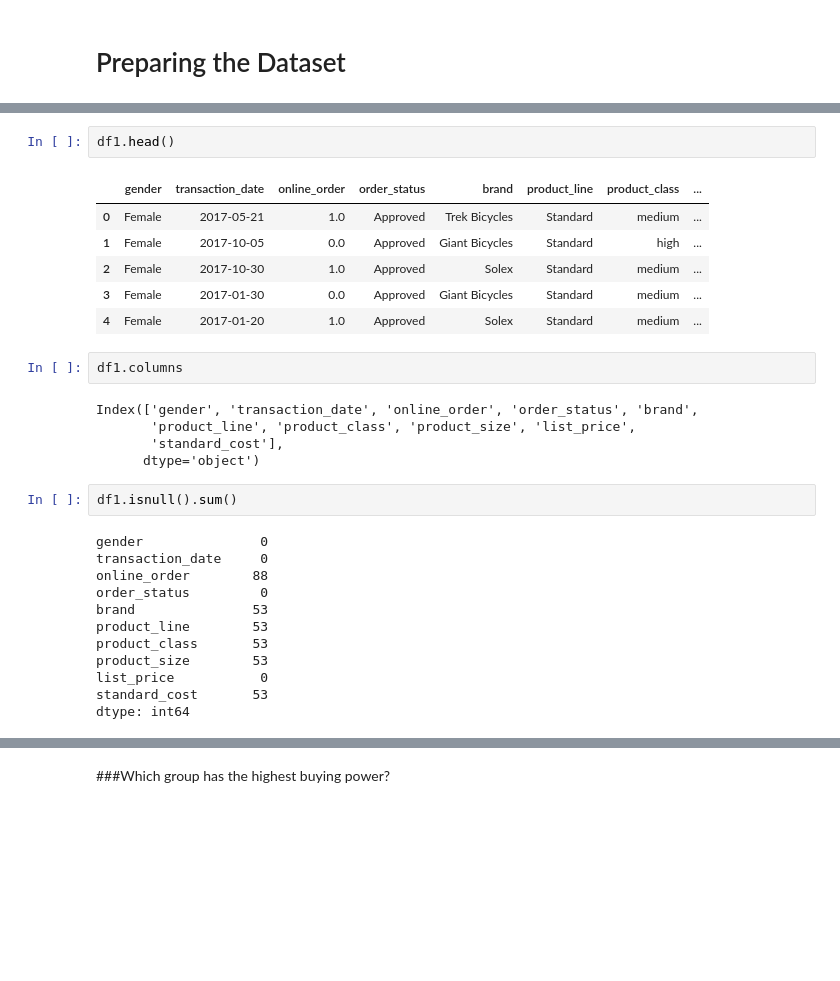
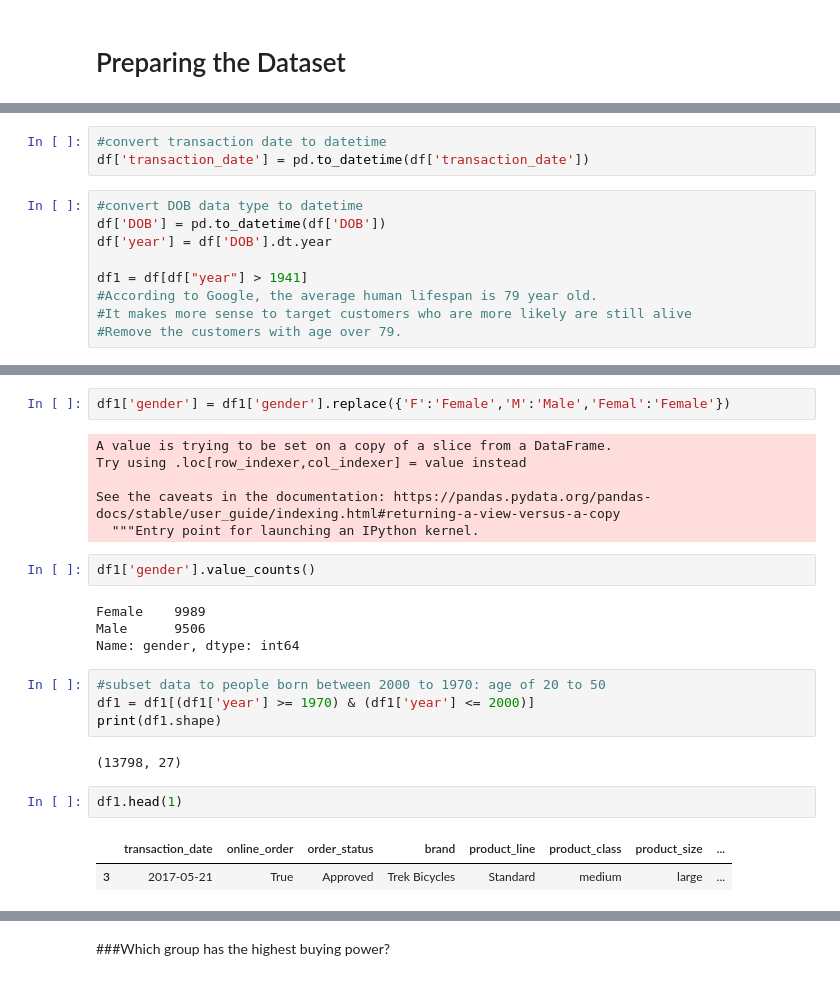
Before and after one commit to Dennieeeee/KPMG-Customer-Analytics-Project, a Jupyter notebook: KPMG_new_data.ipynb, the cells around one changed output, grey strips where cells are left out. Cells and saved outputs as stored; diff of their text form; blank space fills up the shorter version.

```diff
--- a/KPMG_new_data.ipynb
+++ b/KPMG_new_data.ipynb
@@ -23,0 +75,12 @@ df1=df[['gender','transaction_date','online_order','order_status','brand','produ
+# %%
+#convert transaction date to datetime
+df['transaction_date'] = pd.to_datetime(df['transaction_date'])
+# %%
+#convert DOB data type to datetime
+df['DOB'] = pd.to_datetime(df['DOB'])
+df['year'] = df['DOB'].dt.year
+
+df1 = df[df["year"] > 1941]
+#According to Google, the average human lifespan is 79 year old.
+#It makes more sense to target customers who are more likely are still alive
+#Remove the customers with age over 79.
@@ -24,30 +100,25 @@ df1=df[['gender','transaction_date','online_order','order_status','brand','produ
+# %%
+df1['gender'] = df1['gender'].replace({'F':'Female','M':'Male','Femal':'Female'})
+# %% [output]
+A value is trying to be set on a copy of a slice from a DataFrame.
+Try using .loc[row_indexer,col_indexer] = value instead
+
+See the caveats in the documentation: https://pandas.pydata.org/pandas-docs/stable/user_guide/indexing.html#returning-a-view-versus-a-copy
+  """Entry point for launching an IPython kernel.
+# %%
+df1['gender'].value_counts()
+# %% [output]
+Female    9989
+Male      9506
+Name: gender, dtype: int64
+# %%
+#subset data to people born between 2000 to 1970: age of 20 to 50
+df1 = df1[(df1['year'] >= 1970) & (df1['year'] <= 2000)]
+print(df1.shape)
+# %% [output]
+(13798, 27)
 # %%
-df1.head()
+df1.head(1)
 # %% [output]
-|  | gender | transaction_date | online_order | order_status | brand | product_line | product_class | ... |
-| 0 | Female | 2017-05-21 | 1.0 | Approved | Trek Bicycles | Standard | medium | ... |
-| 1 | Female | 2017-10-05 | 0.0 | Approved | Giant Bicycles | Standard | high | ... |
-| 2 | Female | 2017-10-30 | 1.0 | Approved | Solex | Standard | medium | ... |
-| 3 | Female | 2017-01-30 | 0.0 | Approved | Giant Bicycles | Standard | medium | ... |
-| 4 | Female | 2017-01-20 | 1.0 | Approved | Solex | Standard | medium | ... |
+|  | transaction_date | online_order | order_status | brand | product_line | product_class | product_size | ... |
+| 3 | 2017-05-21 | True | Approved | Trek Bicycles | Standard | medium | large | ... |
-# %%
-df1.columns
-# %% [output]
-Index(['gender', 'transaction_date', 'online_order', 'order_status', 'brand',
-       'product_line', 'product_class', 'product_size', 'list_price',
-       'standard_cost'],
-      dtype='object')
-# %%
-df1.isnull().sum()
-# %% [output]
-gender               0
-transaction_date     0
-online_order        88
-order_status         0
-brand               53
-product_line        53
-product_class       53
-product_size        53
-list_price           0
-standard_cost       53
-dtype: int64
```
Also changed, not shown: parts of 77 cells of this notebook.
